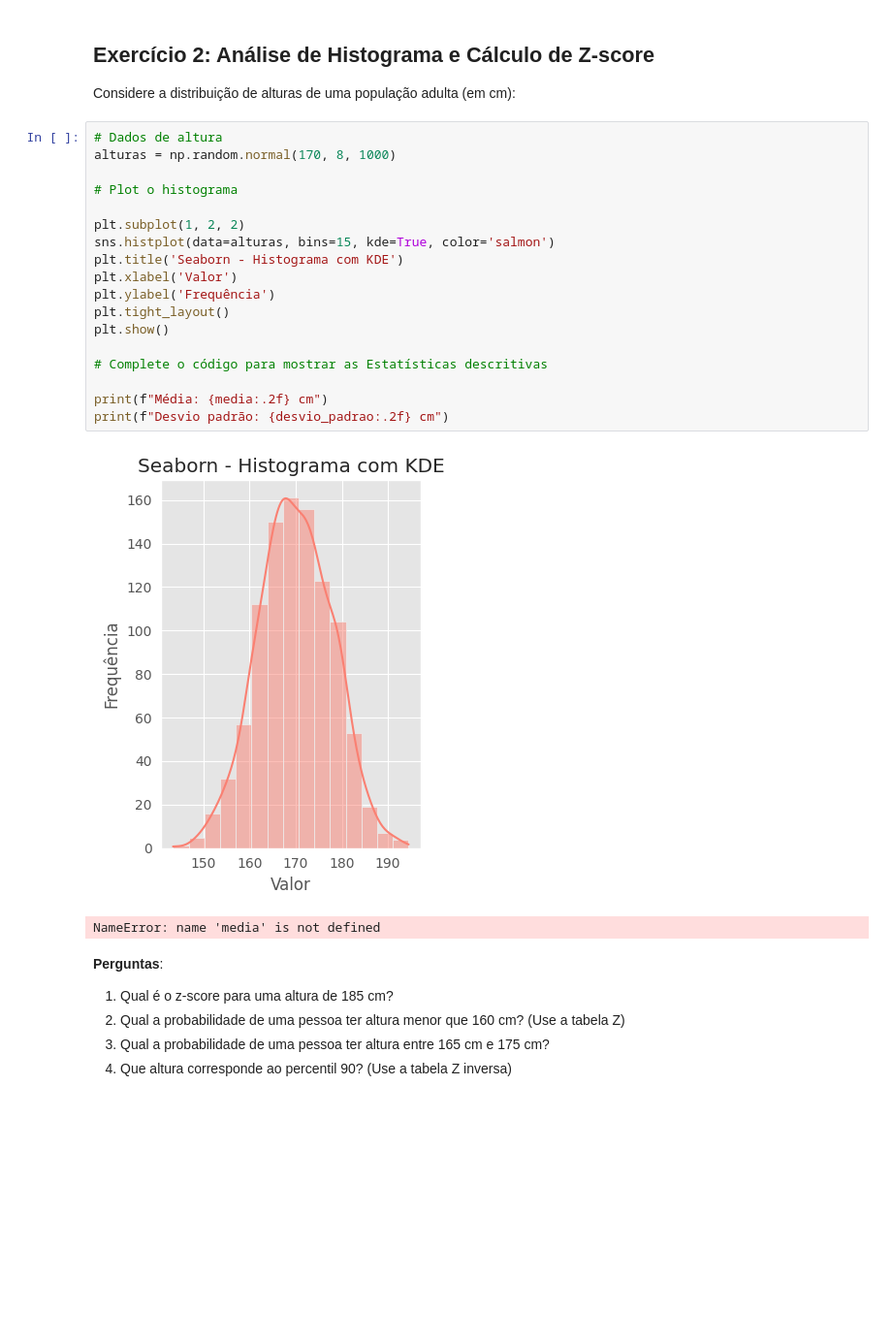
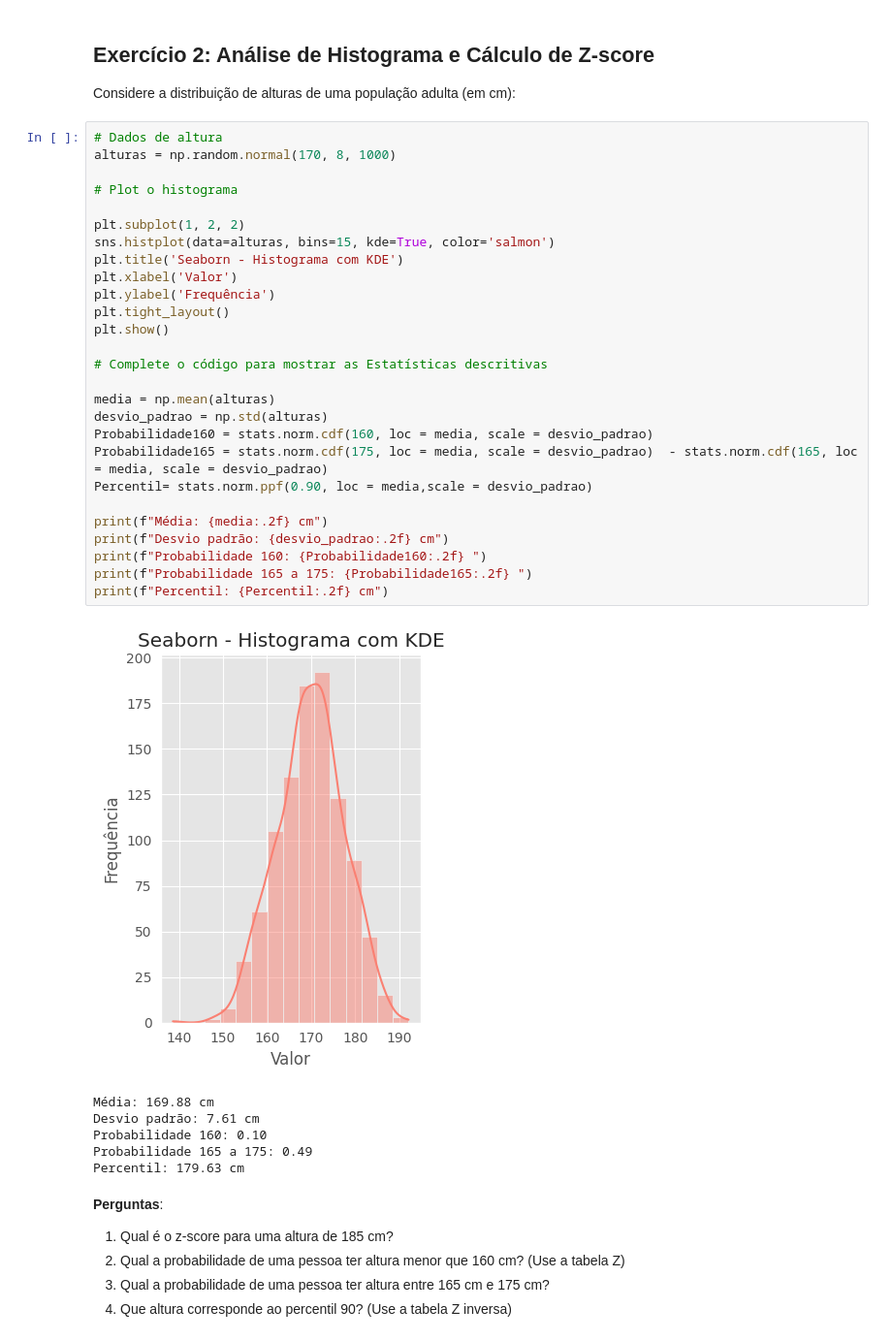
Before and after one commit to diegofloriano/data_science_2025, a Jupyter notebook: notebooks/lab04_Exercicios.ipynb, the cells around one changed output. Shown: that part at 97% size. Drawn from its saved outputs; the diff is of its cells as text; blank space fills up the shorter version.

```diff
--- a/notebooks/lab04_Exercicios.ipynb
+++ b/notebooks/lab04_Exercicios.ipynb
@@ -74,24 +74,37 @@ Considere a distribuição de alturas de uma população adulta (em cm):
 # %%
 # Dados de altura
 alturas = np.random.normal(170, 8, 1000)
 
 # Plot o histograma
 
 plt.subplot(1, 2, 2)
 sns.histplot(data=alturas, bins=15, kde=True, color='salmon')
 plt.title('Seaborn - Histograma com KDE')
 plt.xlabel('Valor')
 plt.ylabel('Frequência')
 plt.tight_layout()
 plt.show()
 
 # Complete o código para mostrar as Estatísticas descritivas
 
+media = np.mean(alturas)
+desvio_padrao = np.std(alturas)
+Probabilidade160 = stats.norm.cdf(160, loc = media, scale = desvio_padrao)
+Probabilidade165 = stats.norm.cdf(175, loc = media, scale = desvio_padrao)  - stats.norm.cdf(165, loc = media, scale = desvio_padrao)
+Percentil= stats.norm.ppf(0.90, loc = media,scale = desvio_padrao)
+
 print(f"Média: {media:.2f} cm")
 print(f"Desvio padrão: {desvio_padrao:.2f} cm")
+print(f"Probabilidade 160: {Probabilidade160:.2f} ")
+print(f"Probabilidade 165 a 175: {Probabilidade165:.2f} ")
+print(f"Percentil: {Percentil:.2f} cm")
 # %% [output]
-[figure, old version]
+[figure, new version]
-NameError: name 'media' is not defined
+Média: 169.88 cm
+Desvio padrão: 7.61 cm
+Probabilidade 160: 0.10
+Probabilidade 165 a 175: 0.49
+Percentil: 179.63 cm
 # %% [markdown]
 **Perguntas**:
 1. Qual é o z-score para uma altura de 185 cm?
```
Also changed, not shown: parts of 10 cells of this notebook.
